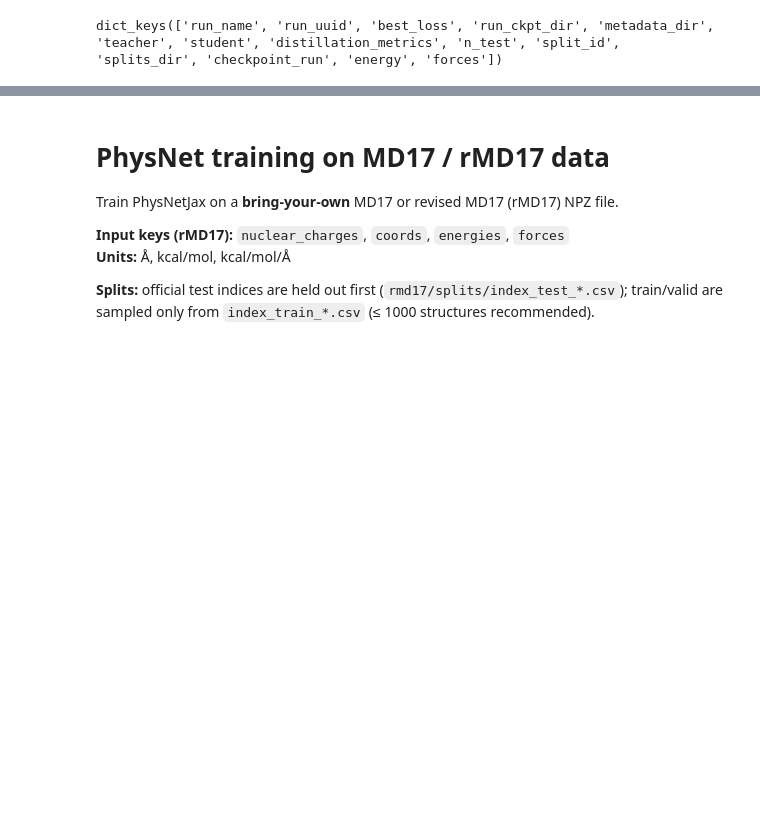
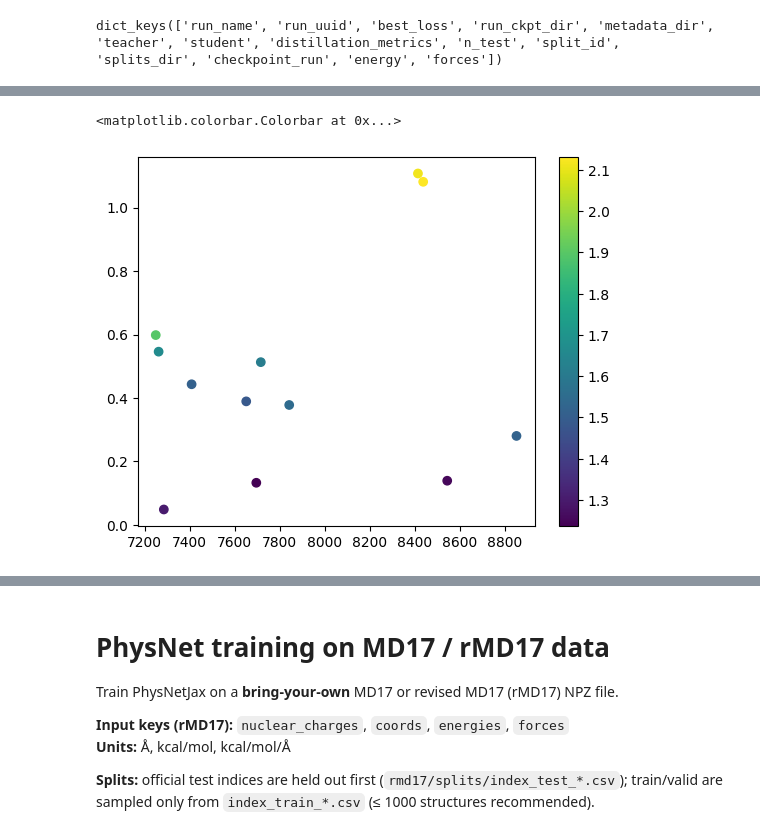
Before and after one commit to EricBoittier/epiplexity_mlip, a Jupyter notebook: 01.ipynb, the cells around one changed output, grey strips where cells are left out. Drawn from its saved outputs; the diff is of its cells as text; code cells hidden in the pictures; blank space fills up the shorter version.

```diff
--- a/01.ipynb
+++ b/01.ipynb
@@ -15,0 +18,3 @@ dict_keys(['run_name', 'best_loss', 'run_ckpt_dir', 'test_metrics', 'test_target
+# %%
+a = [(_["student"]["auc_excess_valid_loss"]) for _ in data]
+a
@@ -15,0 +34,8 @@ dict_keys(['run_name', 'best_loss', 'run_ckpt_dir', 'test_metrics', 'test_target
+# %%
+b = [(_["student"]["test_metrics"]["energy"]) for _ in data]
+
+import pandas as pd
+b = pd.DataFrame(b)
+b["names"] = names
+b.sort_values("mae_ev")
+b
@@ -15,0 +77,7 @@ dict_keys(['run_name', 'best_loss', 'run_ckpt_dir', 'test_metrics', 'test_target
+# %%
+d = [(_["teacher"]["test_metrics"]["energy"]) for _ in data]
+
+import pandas as pd
+d = pd.DataFrame(d)
+d["names"] = names
+d.sort_values("mae_kcal_mol")
@@ -15,0 +119,8 @@ dict_keys(['run_name', 'best_loss', 'run_ckpt_dir', 'test_metrics', 'test_target
+# %%
+s = plt.scatter(a, -1 *
+                (b["mae_kcal_mol"] - d["mae_kcal_mol"]), c=d["mae_kcal_mol"])
+plt.colorbar(s)
+# plt.scatter(a, )
+# %% [output]
+<matplotlib.colorbar.Colorbar at 0x...>
+[figure, added]
```
Also changed, not shown: parts of 12 cells of this notebook.
